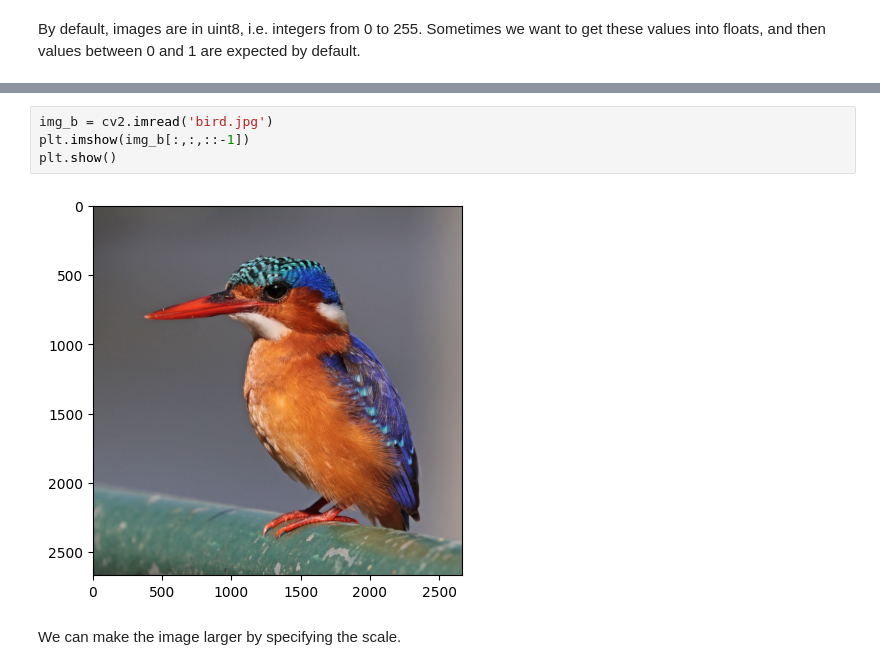
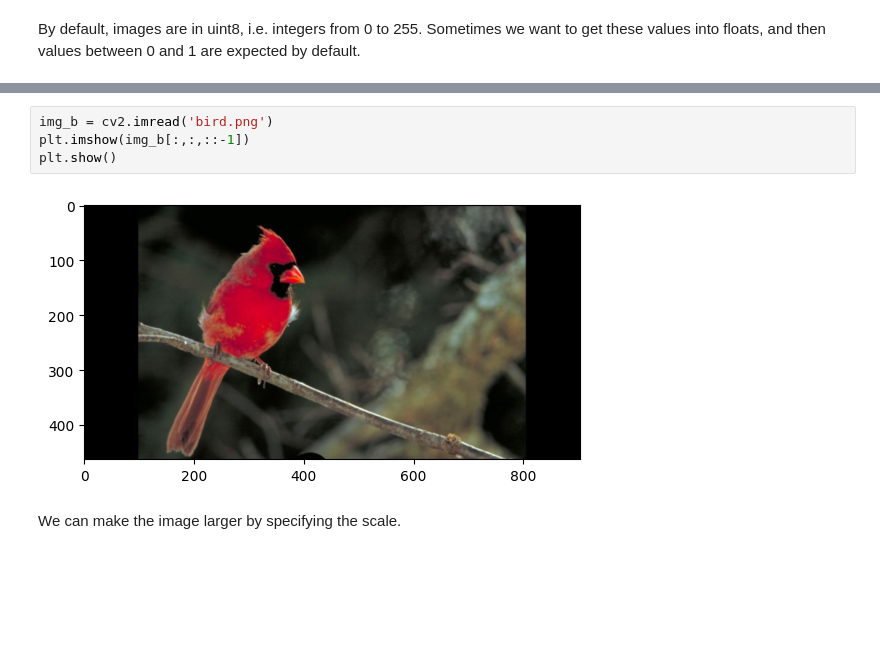
Before and after one commit to kocurvik/edu, a Jupyter notebook: PSO/notebooks/PSO_cv01_en.ipynb, the cells around one changed output, grey strips where cells are left out. Saved outputs shown, nothing was run; the diff lists cells and outputs as text; blank space fills up the shorter version.

```diff
--- a/PSO/notebooks/PSO_cv01_en.ipynb
+++ b/PSO/notebooks/PSO_cv01_en.ipynb
@@ -749,9 +883,9 @@ drwxr-xr-x 1 root root    4096 Sep 15 13:22 sample_data
 # %%
-img_b = cv2.imread('bird.jpg')
+img_b = cv2.imread('bird.png')
 plt.imshow(img_b[:,:,::-1])
 plt.show()
 # %% [output]
-[figure, old version]
+[figure, new version]
 # %% [markdown]
 We can make the image larger by specifying the scale.
 # %%
```
Also changed, not shown: parts of 69 cells of this notebook.
